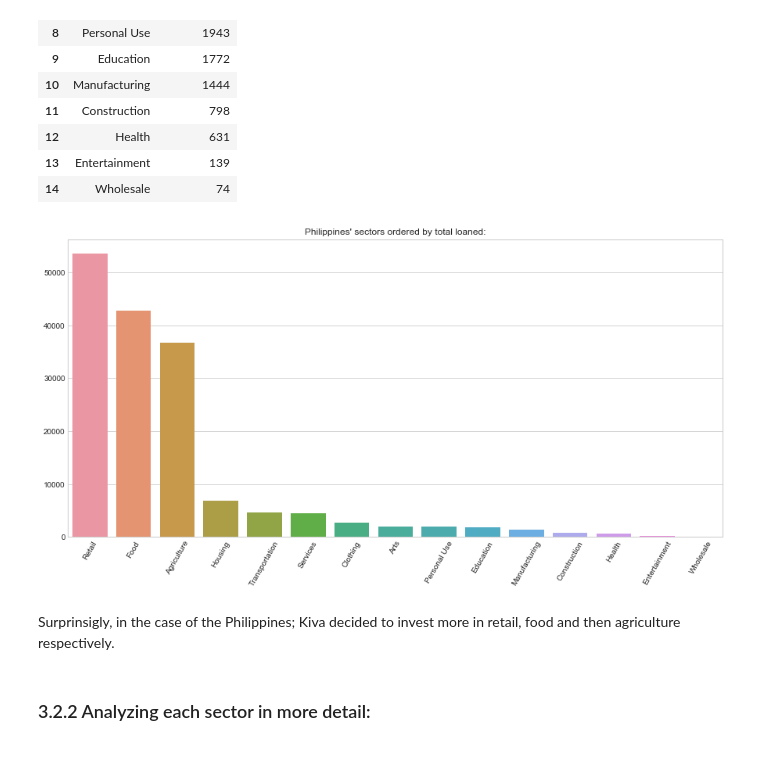
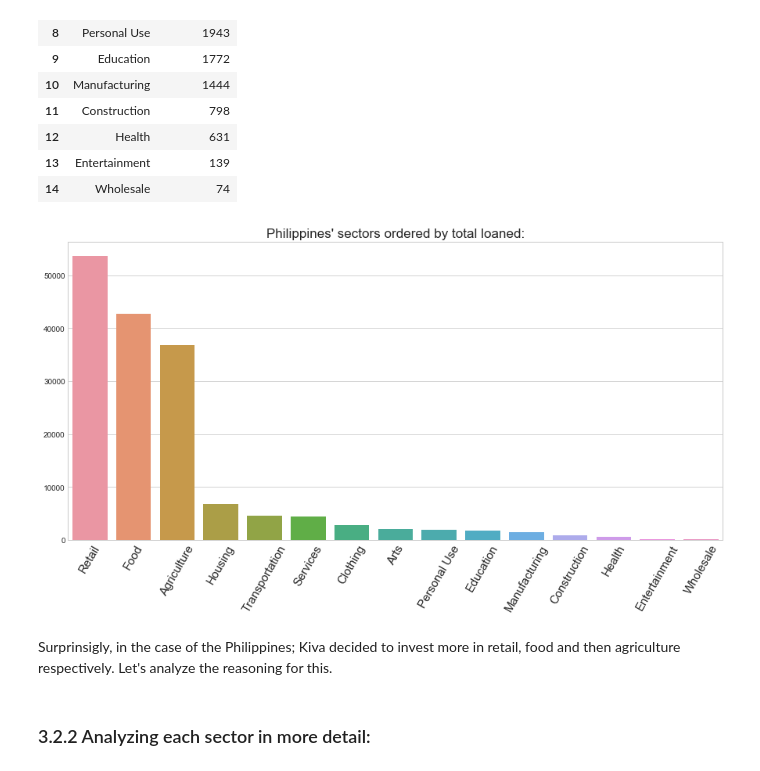
Before and after one commit to CJL89/Kiva-Crowdfunding, a Jupyter notebook: Kiva Crowdfunding.ipynb, the cells around one changed output. Cells and saved outputs as stored; diff of their text form; code cells hidden in the pictures.

```diff
--- a/Kiva Crowdfunding.ipynb
+++ b/Kiva Crowdfunding.ipynb
@@ -305,7 +320,7 @@ philippines.head()
 # %% [markdown]
 ### 3.2.1 Displaying where the loans are going based in the sector:
 # %%
-philippines_sectors = pd.DataFrame(philippines['sector'].value_counts())
+philippines_sectors = pd.DataFrame(philippines['sector'].value_counts(sort=['loan_amount']))
 philippines_sectors.reset_index(inplace=True)
 philippines_sectors.columns = ['sector', 'total_loaned']
 philippines_sectors
@@ -329,17 +344,17 @@ philippines_sectors
 # %%
 plt.figure(figsize=(15, 7))
 
 sns.set_style('whitegrid')
 sns.barplot(x=philippines_sectors['sector'], y=philippines_sectors['total_loaned'])
-plt.title("Philippines' sectors ordered by total loaned:")
-plt.xticks(rotation=60)
+plt.title("Philippines' sectors ordered by total loaned:", fontsize=17)
+plt.xticks(rotation=60, fontsize=15)
 plt.xlabel('')
 plt.ylabel('')
 plt.show()
 # %% [output]
-[figure, old version]
+[figure, new version]
 # %% [markdown]
-Surprinsigly, in the case of the Philippines; Kiva decided to invest more in retail, food and then agriculture respectively.
+Surprinsigly, in the case of the Philippines; Kiva decided to invest more in retail, food and then agriculture respectively. Let's analyze the reasoning for this.
 # %% [markdown]
 ### 3.2.2 Analyzing each sector in more detail:
 # %%
```
Also changed, not shown: parts of 45 cells of this notebook.
